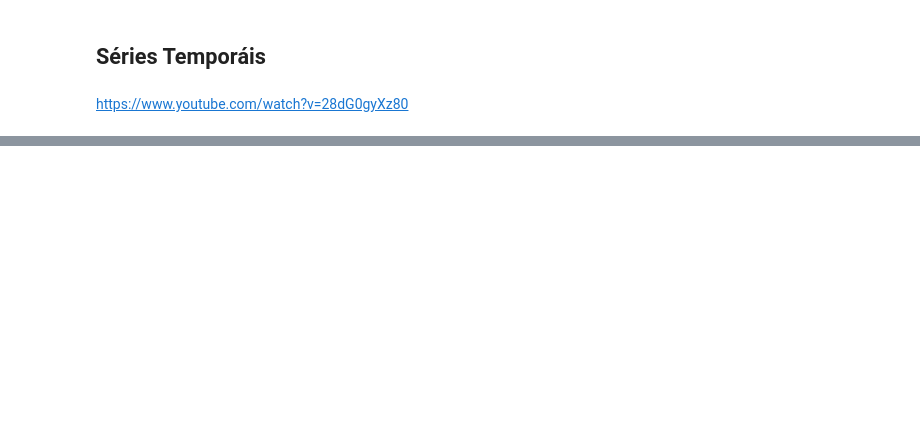
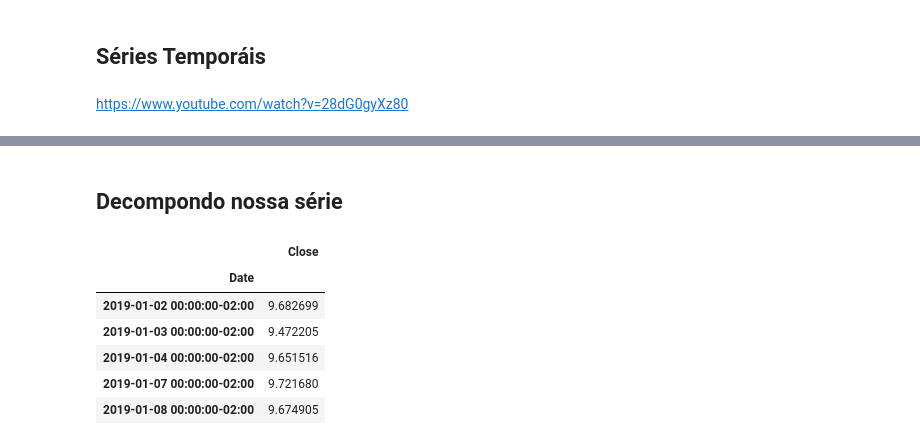
Before and after one commit to kauebr/Insights, a Jupyter notebook: Setor Siderúrgico Nacional/2 Entrega - Cliclo 2/Passo 06 - Análise exploratória/Jupyter Notebooks/análise II - Testes.ipynb, the cells around one changed output, grey strips where cells are left out. Saved outputs shown, nothing was run; the diff lists cells and outputs as text; code cells hidden in the pictures; blank space fills up the shorter version.

```diff
--- a/Setor Siderúrgico Nacional/2 Entrega - Cliclo 2/Passo 06 - Análise exploratória/Jupyter Notebooks/análise II - Testes.ipynb
+++ b/Setor Siderúrgico Nacional/2 Entrega - Cliclo 2/Passo 06 - Análise exploratória/Jupyter Notebooks/análise II - Testes.ipynb
@@ -59,0 +62,12 @@ df.tail()
+# %% [markdown]
+## Decompondo nossa série
+# %%
+df[['Close']].head()
+# %% [output]
+|  | Close |
+| Date |  |
+| 2019-01-02 00:00:00-02:00 | 9.682699 |
+| 2019-01-03 00:00:00-02:00 | 9.472205 |
+| 2019-01-04 00:00:00-02:00 | 9.651516 |
+| 2019-01-07 00:00:00-02:00 | 9.721680 |
+| 2019-01-08 00:00:00-02:00 | 9.674905 |
```
Also changed, not shown: parts of 12 cells of this notebook, 3 other files.
